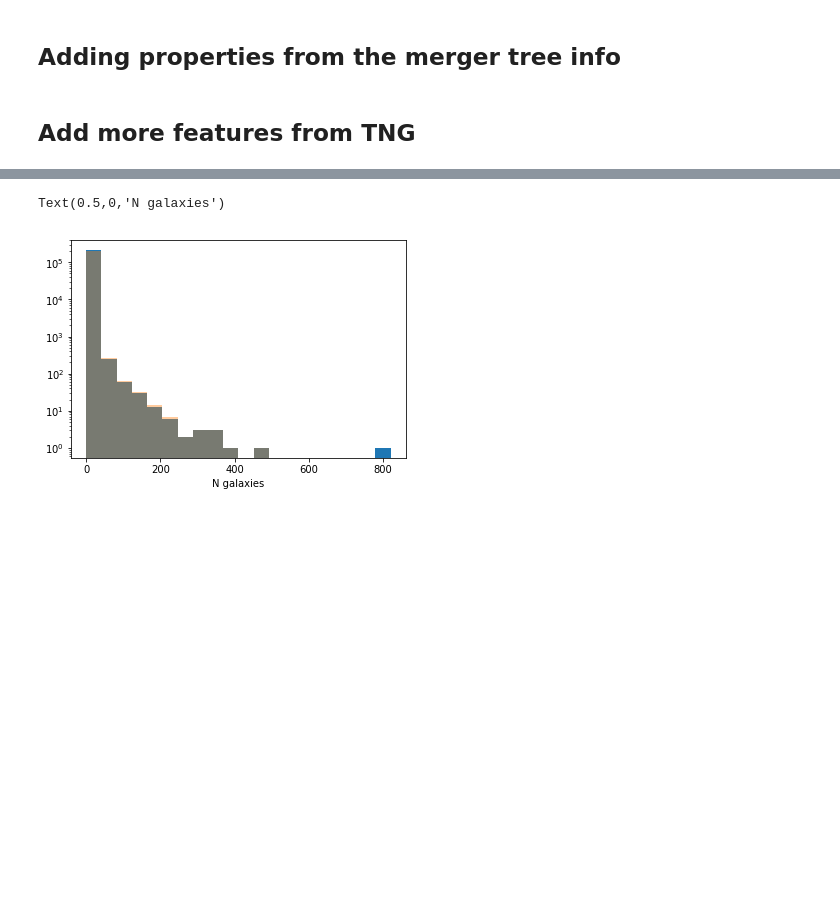
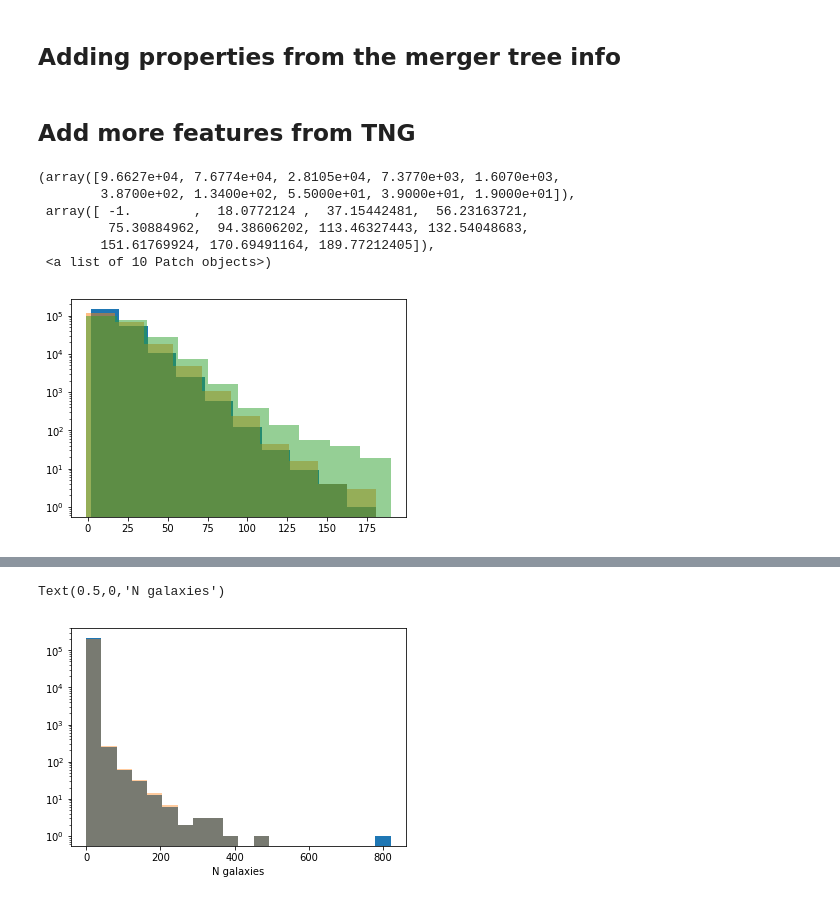
Before and after one commit to florpi/GaHaCo, a Jupyter notebook: notebooks/data_EDA.ipynb, the cells around one changed output, grey strips where cells are left out. Saved outputs shown, nothing was run; the diff lists cells and outputs as text; code cells hidden in the pictures; blank space fills up the shorter version.

```diff
--- a/notebooks/data_EDA.ipynb
+++ b/notebooks/data_EDA.ipynb
@@ -190,4 +196,15 @@ dmo_df = pd.read_hdf(tng_path + dmo_file)
 dmo_merged_df = pd.merge(merged_tree_df, dmo_df, on = ['ID_DMO'], how = 'inner')
 # %%
 dmo_merged_df = dmo_merged_df.drop(columns = ['Group_M_Crit200'])
-dmo_merged_df = dmo_merged_df.drop(columns = ['Group_R_Crit200'])
+# %%
+plt.hist(dmo_merged_df['haas_env_01'], log = True)
+plt.hist(dmo_merged_df['haas_env_1'], log = True, alpha = 0.5)
+plt.hist(dmo_merged_df['haas_env_10'], log = True, alpha = 0.5)
+# %% [output]
+(array([9.6627e+04, 7.6774e+04, 2.8105e+04, 7.3770e+03, 1.6070e+03,
+        3.8700e+02, 1.3400e+02, 5.5000e+01, 3.9000e+01, 1.9000e+01]),
+ array([ -1.        ,  18.0772124 ,  37.15442481,  56.23163721,
+         75.30884962,  94.38606202, 113.46327443, 132.54048683,
+        151.61769924, 170.69491164, 189.77212405]),
+ <a list of 10 Patch objects>)
+[figure, added]
```
Also changed, not shown: parts of 2 cells of this notebook, 3 other files.
